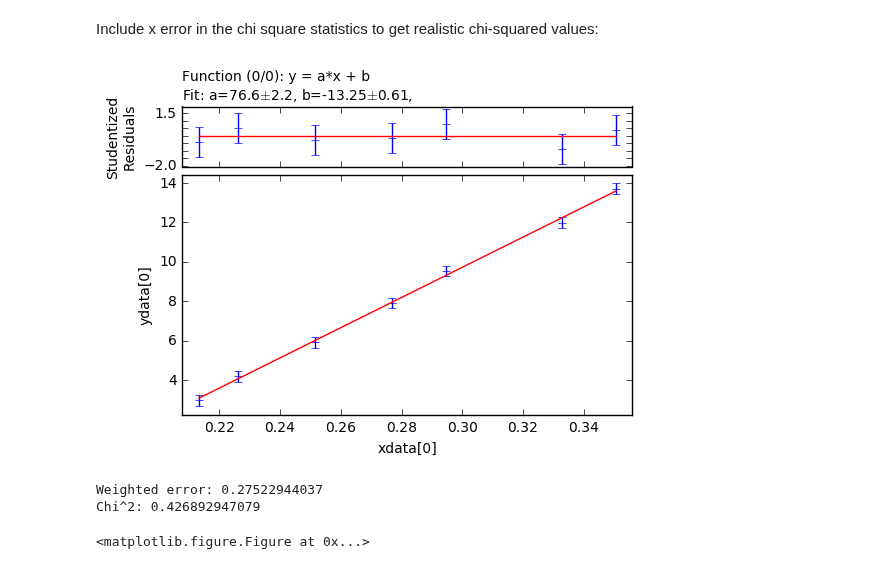
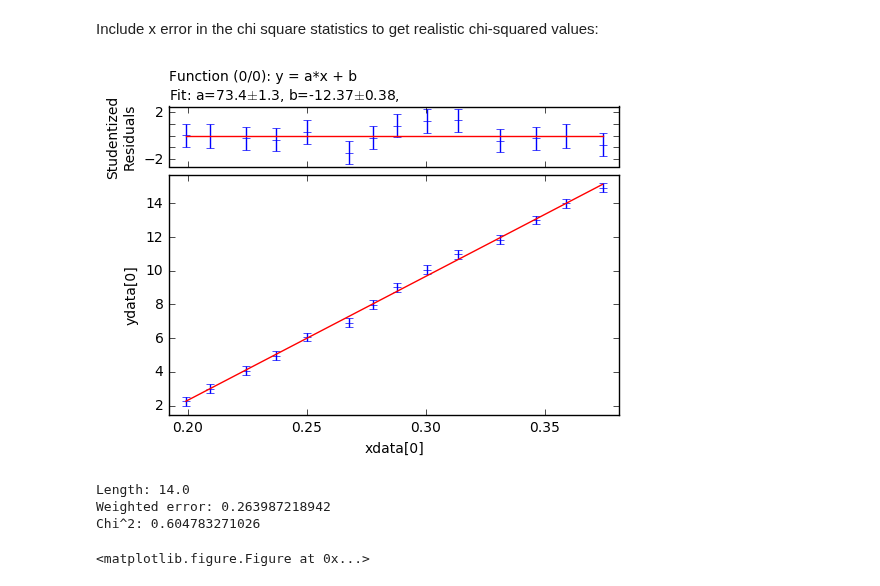
Before and after one commit to ry-dgel/Chladni, a Jupyter notebook: analysis/interim_analysis_post_offset.ipynb, the cells around one changed output. Cells and saved outputs as stored; diff of their text form; code cells hidden in the pictures.

Commit message:
Selected best region for curve 3

```diff
--- a/analysis/interim_analysis_post_offset.ipynb
+++ b/analysis/interim_analysis_post_offset.ipynb
@@ -145,40 +145,42 @@ Start, length, reduced chi-square: [   8.            4.          106.25336927]
 # %% [markdown]
 Include x error in the chi square statistics to get realistic chi-squared values:
 # %%
-curve_number = 0
+curve_number = 2
 for i in range(len(best_fits[curve_number])):
     calibration_datas[curve_number][3][:] = 0.01
     current_slope = fit_params[curve_number][best_fits[curve_number][i]][0]
 
     #Add in errors from measurement
     temp_voltage_error = np.sqrt(
         np.square(calibration_datas[curve_number][3]) + \
         np.square(calibration_datas[curve_number][2]*current_slope))
     total_weighted_error = np.copy(temp_voltage_error)
 
 
     my_fitter = s.data.fitter(f='a*x + b', p='a, b')
     my_fitter._settings['autoplot'] = False
     length_of_regression = chi_squares[curve_number][best_fits[curve_number][i]][1]
     start_of_regression = chi_squares[curve_number][best_fits[curve_number][i]][0]
     end_of_regression = start_of_regression + length_of_regression
 
     my_fitter.set_data(
         xdata=calibration_datas[curve_number][0][start_of_regression:end_of_regression],
         ydata=calibration_datas[curve_number][1][start_of_regression:end_of_regression],
         exdata=np.zeros(length_of_regression),
         eydata=total_weighted_error[start_of_regression:end_of_regression])
 
     my_fitter.fit()
-    if start_of_regression == 4 and length_of_regression == 7:
+    if start_of_regression == 3 and length_of_regression == 14:
         my_fitter.plot()
+        print("Length:", length_of_regression)
         print("Weighted error:", total_weighted_error[0])
         print("Chi^2:", my_fitter.reduced_chi_squareds()[0])
     calibration_datas[curve_number][3][:] = 0.01
 # %% [output]
-[figure, old version]
+[figure, new version]
-Weighted error: 0.27522944037
-Chi^2: 0.426892947079
+Length: 14.0
+Weighted error: 0.263987218942
+Chi^2: 0.604783271026
 <matplotlib.figure.Figure at 0x...>
 # %%
 for i in range(10):
```
